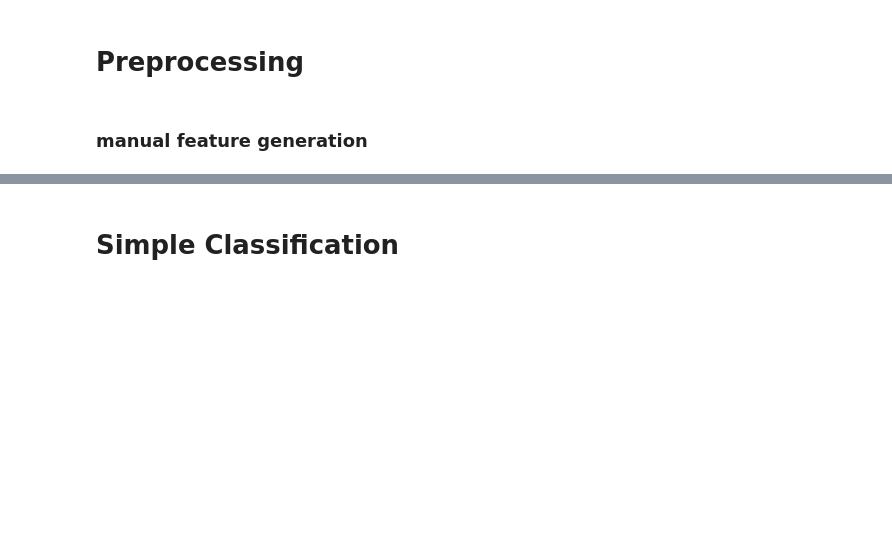
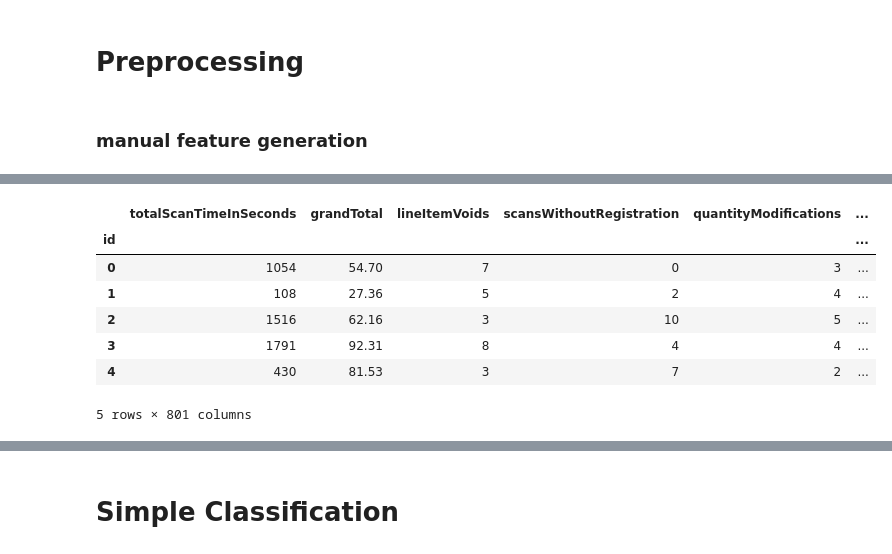
Before and after one commit to jonnythiem/dm2dmc5, a Jupyter notebook: DMC_2019_Baseline_Preprocessing_and_Models.ipynb, the cells around one changed output, grey strips where cells are left out. Drawn from its saved outputs; the diff is of its cells as text; code cells hidden in the pictures; blank space fills up the shorter version.

```diff
--- a/DMC_2019_Baseline_Preprocessing_and_Models.ipynb
+++ b/DMC_2019_Baseline_Preprocessing_and_Models.ipynb
@@ -72,0 +75,5 @@ train['quantiModPerTime'] = train['quantityModifications'] / train['totalScanTim
+# %%
+es = ft.EntitySet(id = 'customers')
+# %%
+es = es.entity_from_dataframe(entity_id='customers',dataframe=train,
+                              variable_types = {'trustLevel': ft.variable_types.Categorical},index='id',make_index=True)
@@ -72,0 +100,5 @@ train['quantiModPerTime'] = train['quantityModifications'] / train['totalScanTim
+# %%
+# List possible aggregation primitives
+primitives = ft.list_primitives()
+pd.options.display.max_colwidth = 100
+#primitives[primitives['type'] == 'aggregation'].head(20)
@@ -72,0 +108,18 @@ train['quantiModPerTime'] = train['quantityModifications'] / train['totalScanTim
+# %%
+
+# Can take a while to compute!!!
+
+features, feature_names = ft.dfs(entityset = es, target_entity = 'customers',
+                                 agg_primitives = ['skew','trend','median', 'mean', 'max', 'std'],
+                                 trans_primitives = ['subtract', 'percentile'])
+# %%
+features.head()
+# %% [output]
+|  | totalScanTimeInSeconds | grandTotal | lineItemVoids | scansWithoutRegistration | quantityModifications | ... |
+| id |  |  |  |  |  | ... |
+| 0 | 1054 | 54.70 | 7 | 0 | 3 | ... |
+| 1 | 108 | 27.36 | 5 | 2 | 4 | ... |
+| 2 | 1516 | 62.16 | 3 | 10 | 5 | ... |
+| 3 | 1791 | 92.31 | 8 | 4 | 4 | ... |
+| 4 | 430 | 81.53 | 3 | 7 | 2 | ... |
+5 rows × 801 columns
```
Also changed, not shown: parts of 11 cells of this notebook.
